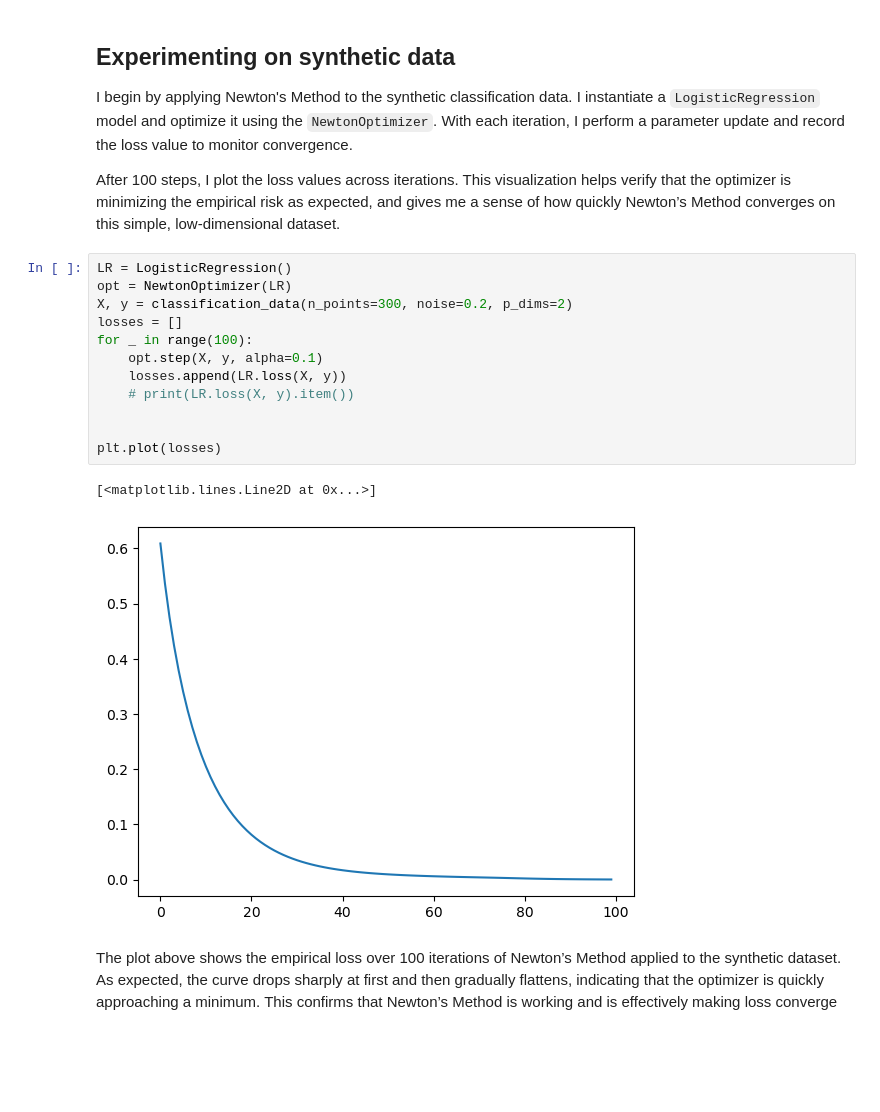
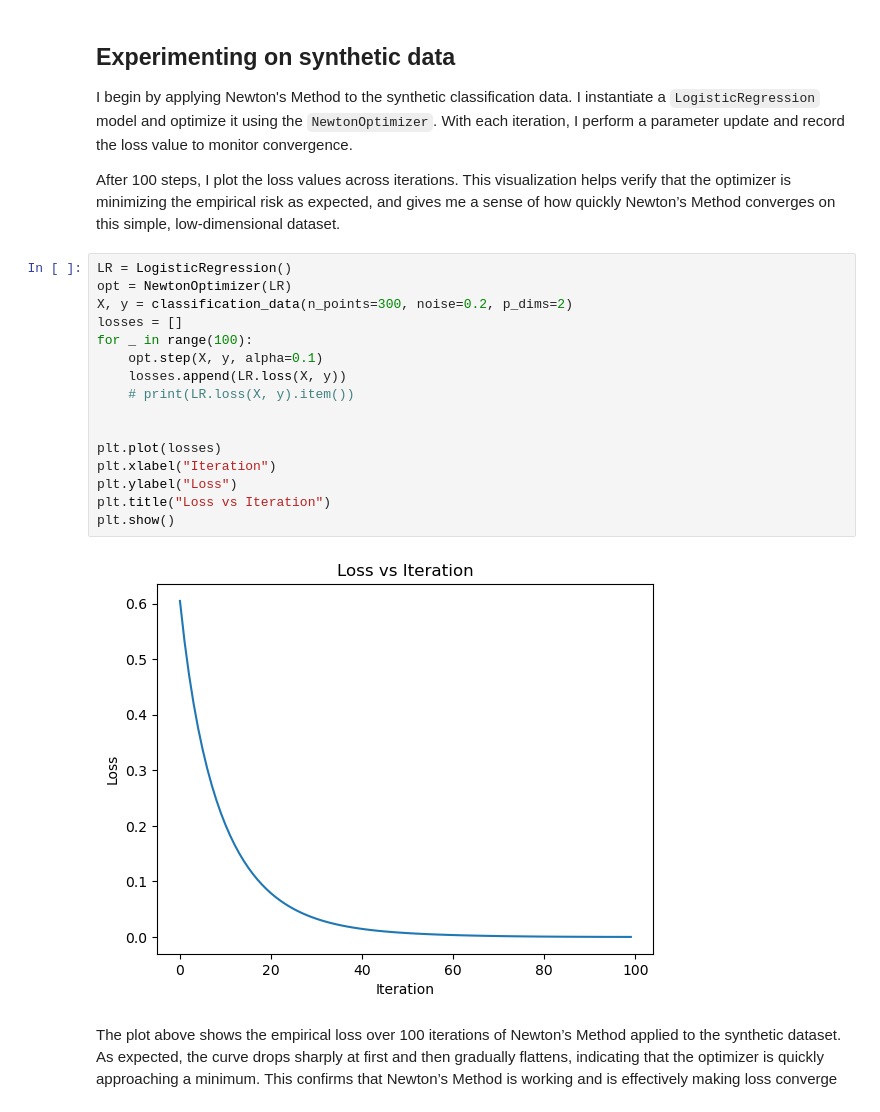
Before and after one commit to yahyarahhawi/yahyarahhawi.github.io, a Jupyter notebook: posts/adam/main.ipynb, the cells around one changed output. Drawn from its saved outputs; the diff is of its cells as text; blank space fills up the shorter version.

Commit message:
added labels to loss graph

```diff
--- a/posts/adam/main.ipynb
+++ b/posts/adam/main.ipynb
@@ -125,18 +122,21 @@ After 100 steps, I plot the loss values across iterations. This visualization he
 # %%
 LR = LogisticRegression()
 opt = NewtonOptimizer(LR)
 X, y = classification_data(n_points=300, noise=0.2, p_dims=2)
 losses = []
 for _ in range(100):
     opt.step(X, y, alpha=0.1)
     losses.append(LR.loss(X, y))
     # print(LR.loss(X, y).item())
 
 
 plt.plot(losses)
+plt.xlabel("Iteration")
+plt.ylabel("Loss")
+plt.title("Loss vs Iteration")
+plt.show()
 # %% [output]
-[<matplotlib.lines.Line2D at 0x...>]
-[figure, old version]
+[figure, new version]
 # %% [markdown]
 The plot above shows the empirical loss over 100 iterations of Newton’s Method applied to the synthetic dataset. As expected, the curve drops sharply at first and then gradually flattens, indicating that the optimizer is quickly approaching a minimum. This confirms that Newton’s Method is working and is effectively making loss converge
 # %% [markdown]
```
Also changed, not shown: parts of 1 cell of this notebook, 5 other files.
